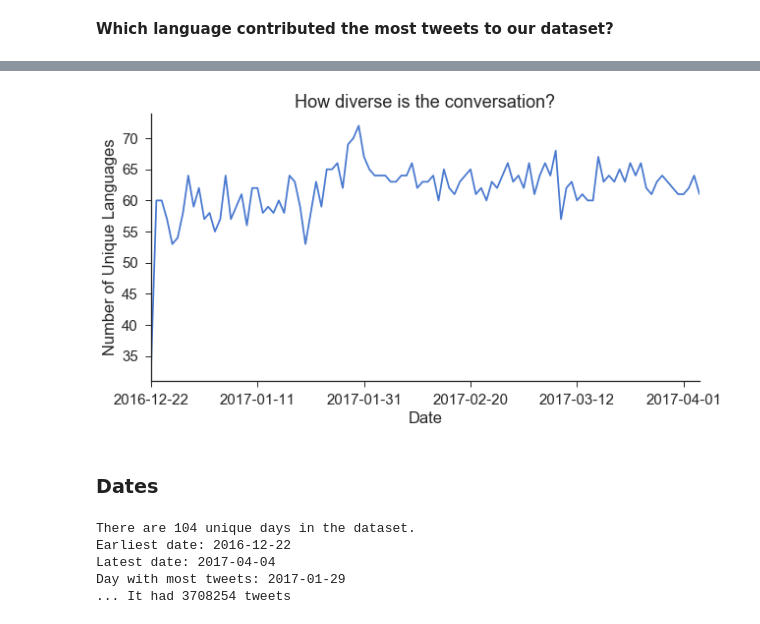
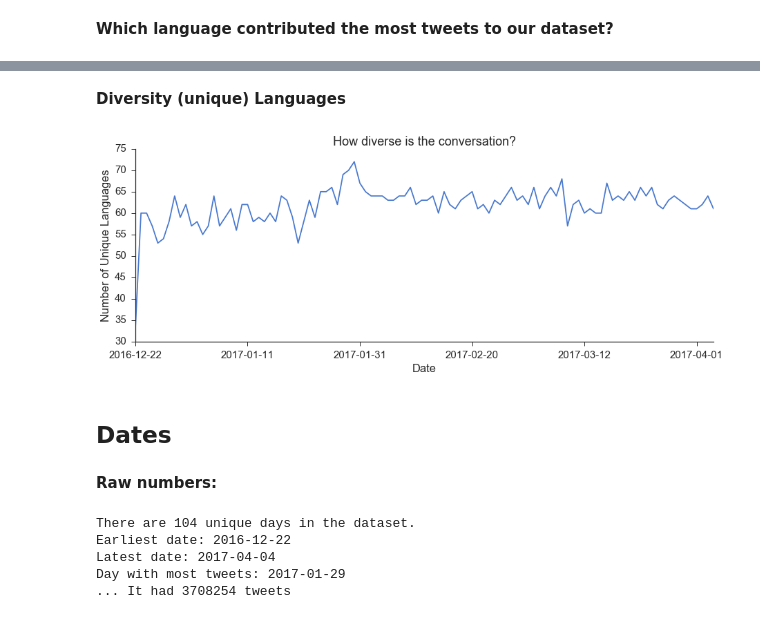
Before and after one commit to ryan-p-larson/gviz, a Jupyter notebook: notebooks/report-4-13-initial.ipynb, the cells around one changed output, grey strips where cells are left out. Drawn from its saved outputs; the diff is of its cells as text; code cells hidden in the pictures.

```diff
--- a/notebooks/report-4-13-initial.ipynb
+++ b/notebooks/report-4-13-initial.ipynb
@@ -138,20 +160,24 @@ Average number of languages seen per day: 61.81730769230769
+# %% [markdown]
+**Diversity (unique) Languages**
 # %%
-plt.figure(figsize=(10, 5))
+plt.figure(figsize=(15, 5))
 ax = day_lang_counts.plot()
 
 plt.title('How diverse is the conversation?')
 plt.xlabel('Date')
 plt.ylabel('Number of Unique Languages')
 sns.despine()
 # %% [output]
-[figure, old version]
+[figure, new version]
 # %% [markdown]
-### Dates
+## Dates
 # %%
 dates = pd.to_datetime(lang_df.day)
 
 count_by_day = lang_df[['day', 'count']].groupby('day').agg('sum')
 count_by_day.reset_index(inplace=True)
+# %% [markdown]
+**Raw numbers:**
 # %%
 print ('There are {} unique days in the dataset.'.format(dates.nunique()))
 earliest_date = dates.min().date()
```
Also changed, not shown: parts of 20 cells of this notebook.
